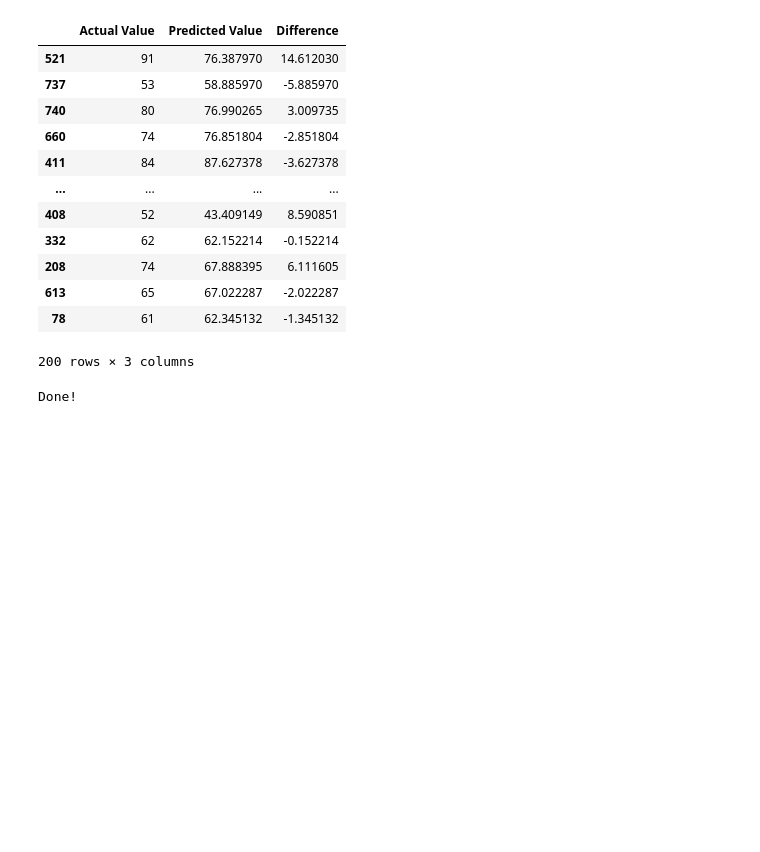
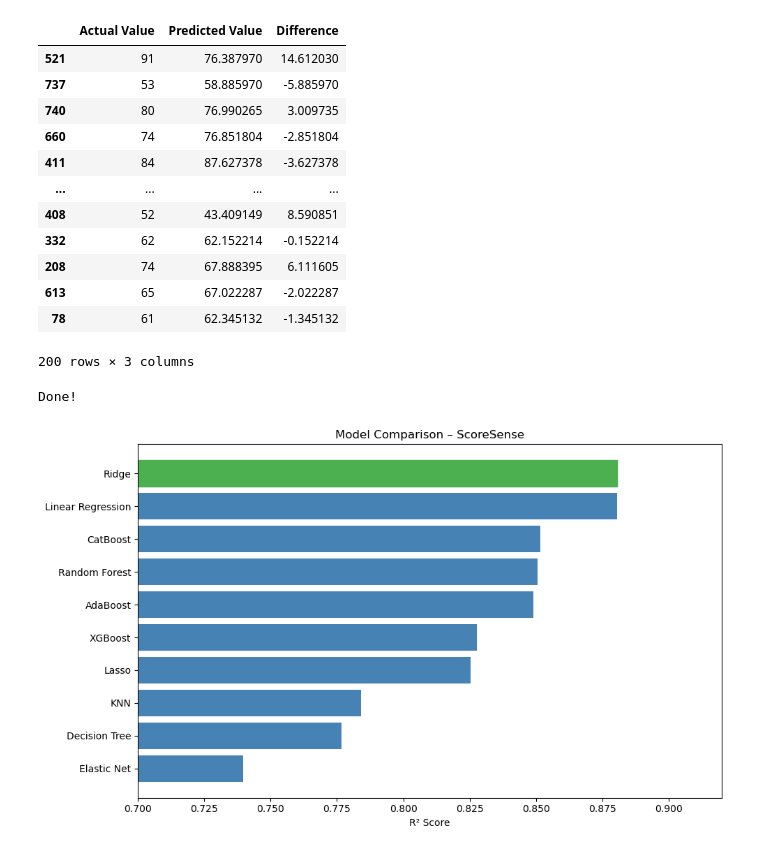
Before and after one commit to Advitiya-yadav/Student-Performance-Indicator, a Jupyter notebook: notebook/2. MODEL TRAINING.ipynb, the cells around one changed output. Saved outputs shown, nothing was run; the diff lists cells and outputs as text; code cells hidden in the pictures; blank space fills up the shorter version.

```diff
--- a/notebook/2. MODEL TRAINING.ipynb
+++ b/notebook/2. MODEL TRAINING.ipynb
@@ -285,3 +316,20 @@ joblib.dump(preprocessor, "../artifacts/preprocessor.pkl")
 print("Done!")
 # %% [output]
 Done!
+# %%
+import matplotlib.pyplot as plt
+
+models = ['Ridge', 'Linear Regression', 'CatBoost', 'Random Forest', 'AdaBoost', 'XGBoost', 'Lasso', 'KNN', 'Decision Tree', 'Elastic Net']
+r2_scores = [0.880593, 0.880433, 0.851632, 0.850516, 0.849138, 0.827797, 0.825320, 0.784030, 0.776607, 0.739624]
+
+plt.figure(figsize=(10, 6))
+bars = plt.barh(models[::-1], r2_scores[::-1], color='steelblue')
+bars[9].set_color('#4CAF50')
+plt.xlabel('R² Score')
+plt.title('Model Comparison – ScoreSense')
+plt.xlim(0.7, 0.92)
+plt.tight_layout()
+plt.savefig('model_comparison.png', dpi=150)
+plt.show()
+# %% [output]
+[figure, added]
```
Also changed, not shown: parts of 2 cells of this notebook, 5 other files.
